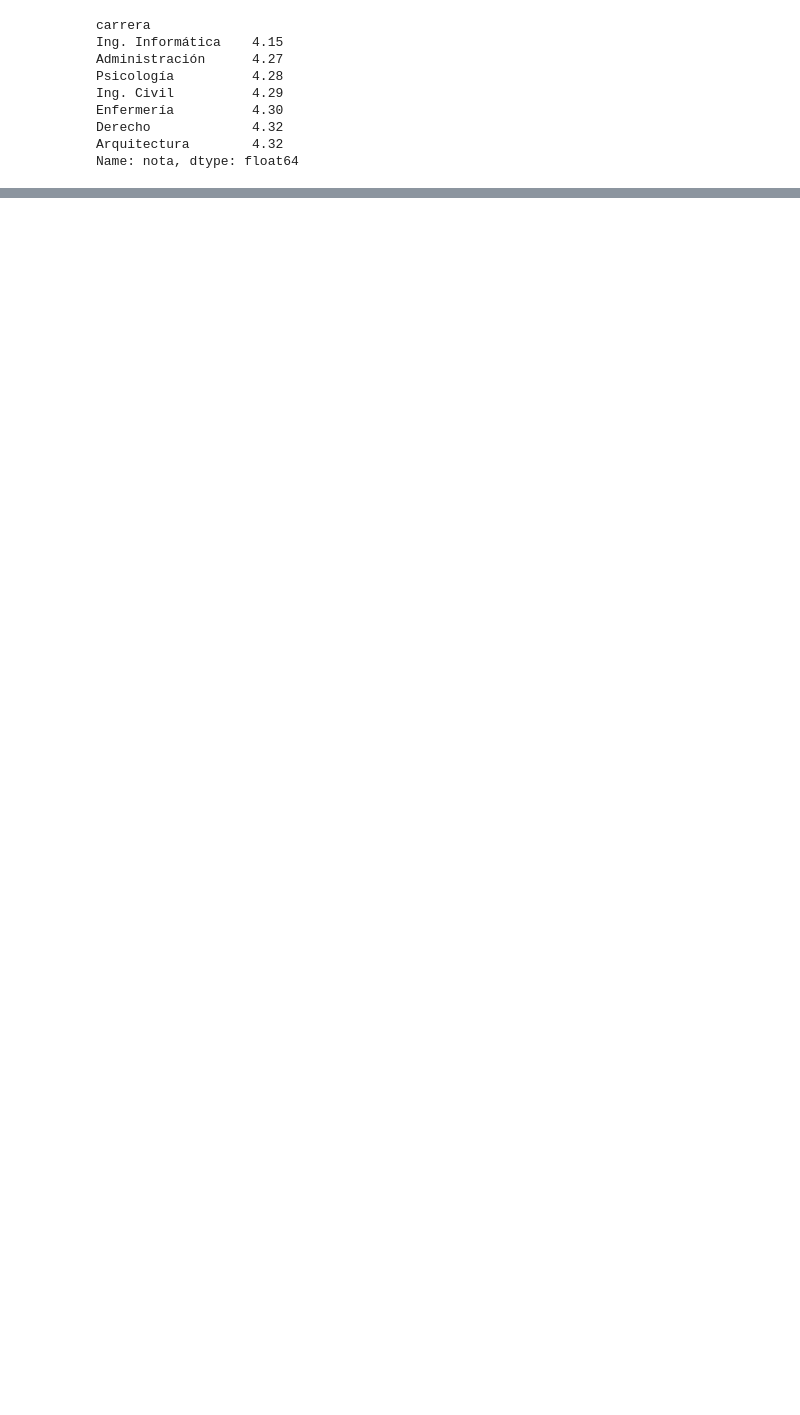
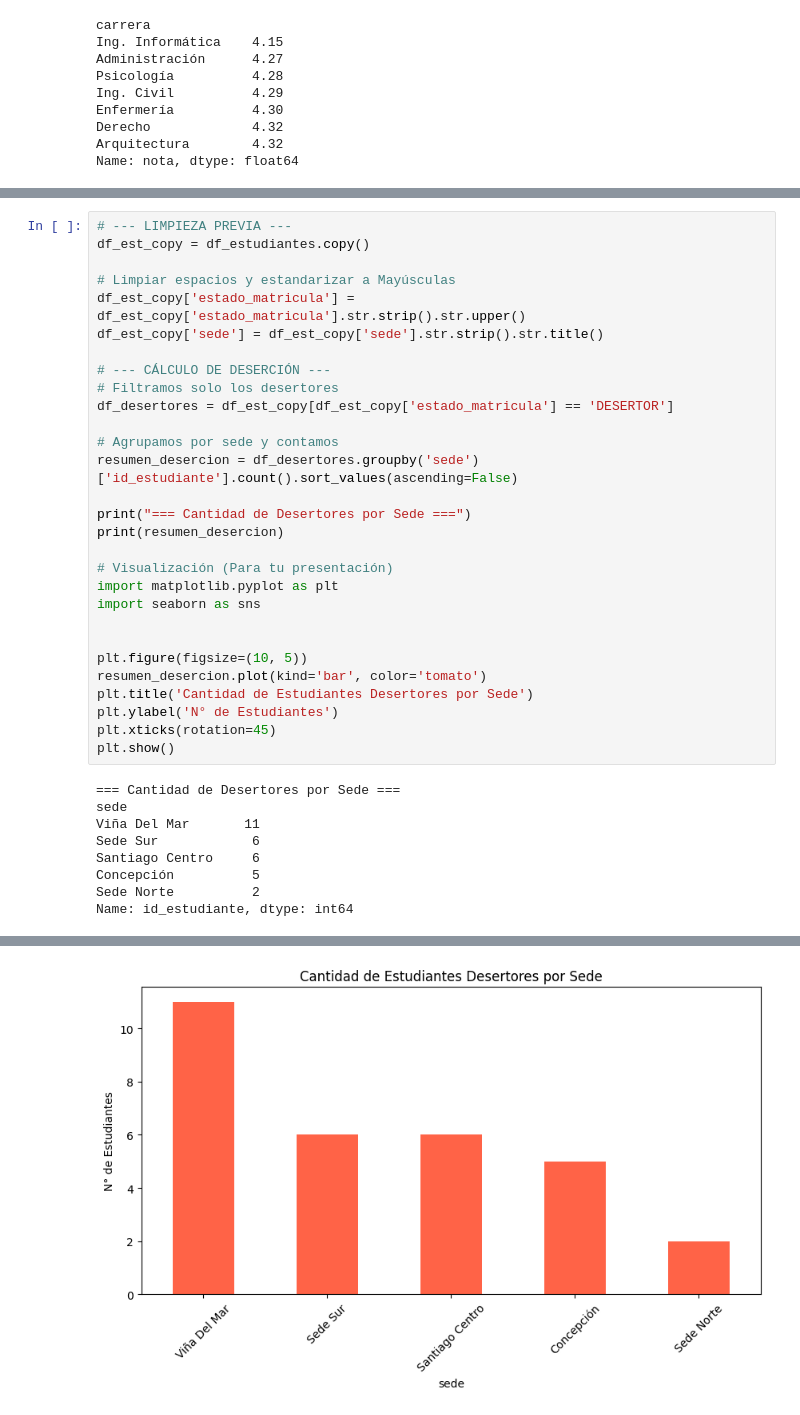
Before and after one commit to Unknumb/ev_parcial1ds_uribe, a Jupyter notebook: notebooks/dataset_evaluacion.ipynb, the cells around one changed output, grey strips where cells are left out. Drawn from its saved outputs; the diff is of its cells as text; blank space fills up the shorter version.

```diff
--- a/notebooks/dataset_evaluacion.ipynb
+++ b/notebooks/dataset_evaluacion.ipynb
@@ -204,0 +207,38 @@ Name: nota, dtype: float64
+# %%
+# --- LIMPIEZA PREVIA ---
+df_est_copy = df_estudiantes.copy()
+
+# Limpiar espacios y estandarizar a Mayúsculas
+df_est_copy['estado_matricula'] = df_est_copy['estado_matricula'].str.strip().str.upper()
+df_est_copy['sede'] = df_est_copy['sede'].str.strip().str.title()
+
+# --- CÁLCULO DE DESERCIÓN ---
+# Filtramos solo los desertores
+df_desertores = df_est_copy[df_est_copy['estado_matricula'] == 'DESERTOR']
+
+# Agrupamos por sede y contamos
+resumen_desercion = df_desertores.groupby('sede')['id_estudiante'].count().sort_values(ascending=False)
+
+print("=== Cantidad de Desertores por Sede ===")
+print(resumen_desercion)
+
+# Visualización (Para tu presentación)
+import matplotlib.pyplot as plt
+import seaborn as sns
+
+
+plt.figure(figsize=(10, 5))
+resumen_desercion.plot(kind='bar', color='tomato')
+plt.title('Cantidad de Estudiantes Desertores por Sede')
+plt.ylabel('N° de Estudiantes')
+plt.xticks(rotation=45)
+plt.show()
+# %% [output]
+=== Cantidad de Desertores por Sede ===
+sede
+Viña Del Mar       11
+Sede Sur            6
+Santiago Centro     6
+Concepción          5
+Sede Norte          2
+Name: id_estudiante, dtype: int64
@@ -204,0 +246 @@ Name: nota, dtype: float64
+[figure, added]
```
Also changed, not shown: parts of 11 cells of this notebook, 14 other files.
